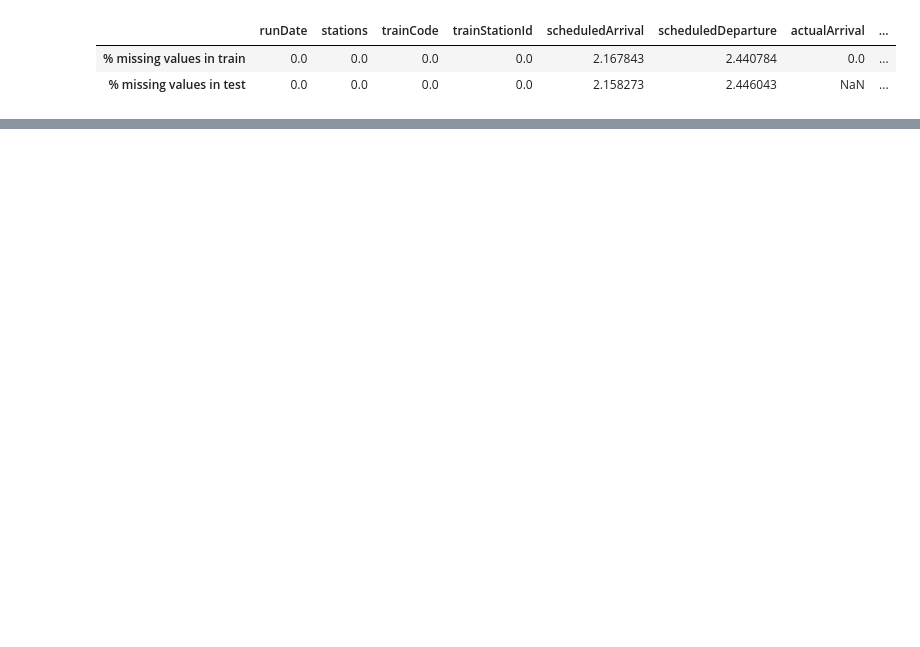
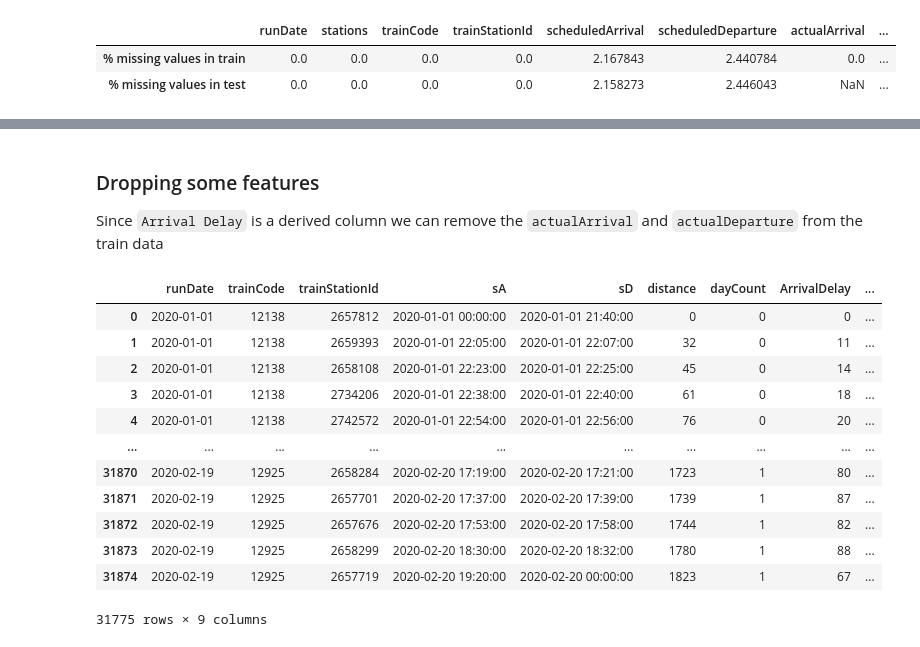
Before and after one commit to anoushkrit/travel-time-prediction, a Jupyter notebook: main.ipynb, the cells around one changed output, grey strips where cells are left out. Saved outputs shown, nothing was run; the diff lists cells and outputs as text; code cells hidden in the pictures; blank space fills up the shorter version.

```diff
--- a/main.ipynb
+++ b/main.ipynb
@@ -225,0 +209,9 @@ for i in range(9,36):
+# %%
+## Imputing NA values in sA and sD
+
+
+to_td = lambda x : pd.to_timedelta(x, unit = 'm')
+
+
+train['sA'] = train['aA'] -  train['ArrivalDelay'].apply(to_td)
+train['sD'] = train['aD'] - train['DepartureDelay'].apply(to_td)
@@ -225,0 +237,25 @@ for i in range(9,36):
+# %% [markdown]
+### Dropping some features
+
+Since `Arrival Delay` is a derived column we can remove the `actualArrival` and `actualDeparture` from the train data
+# %%
+try:
+    train = train.drop('aA', axis = 1)
+    train = train.drop('aD', axis = 1)
+except:
+    train
+train
+# %% [output]
+|  | runDate | trainCode | trainStationId | sA | sD | distance | dayCount | ArrivalDelay | ... |
+| 0 | 2020-01-01 | 12138 | 2657812 | 2020-01-01 00:00:00 | 2020-01-01 21:40:00 | 0 | 0 | 0 | ... |
+| 1 | 2020-01-01 | 12138 | 2659393 | 2020-01-01 22:05:00 | 2020-01-01 22:07:00 | 32 | 0 | 11 | ... |
+| 2 | 2020-01-01 | 12138 | 2658108 | 2020-01-01 22:23:00 | 2020-01-01 22:25:00 | 45 | 0 | 14 | ... |
+| 3 | 2020-01-01 | 12138 | 2734206 | 2020-01-01 22:38:00 | 2020-01-01 22:40:00 | 61 | 0 | 18 | ... |
+| 4 | 2020-01-01 | 12138 | 2742572 | 2020-01-01 22:54:00 | 2020-01-01 22:56:00 | 76 | 0 | 20 | ... |
+| ... | ... | ... | ... | ... | ... | ... | ... | ... | ... |
+| 31870 | 2020-02-19 | 12925 | 2658284 | 2020-02-20 17:19:00 | 2020-02-20 17:21:00 | 1723 | 1 | 80 | ... |
+| 31871 | 2020-02-19 | 12925 | 2657701 | 2020-02-20 17:37:00 | 2020-02-20 17:39:00 | 1739 | 1 | 87 | ... |
+| 31872 | 2020-02-19 | 12925 | 2657676 | 2020-02-20 17:53:00 | 2020-02-20 17:58:00 | 1744 | 1 | 82 | ... |
+| 31873 | 2020-02-19 | 12925 | 2658299 | 2020-02-20 18:30:00 | 2020-02-20 18:32:00 | 1780 | 1 | 88 | ... |
+| 31874 | 2020-02-19 | 12925 | 2657719 | 2020-02-20 19:20:00 | 2020-02-20 00:00:00 | 1823 | 1 | 67 | ... |
+31775 rows × 9 columns
```
Also changed, not shown: parts of 54 cells of this notebook, 1 other file.
